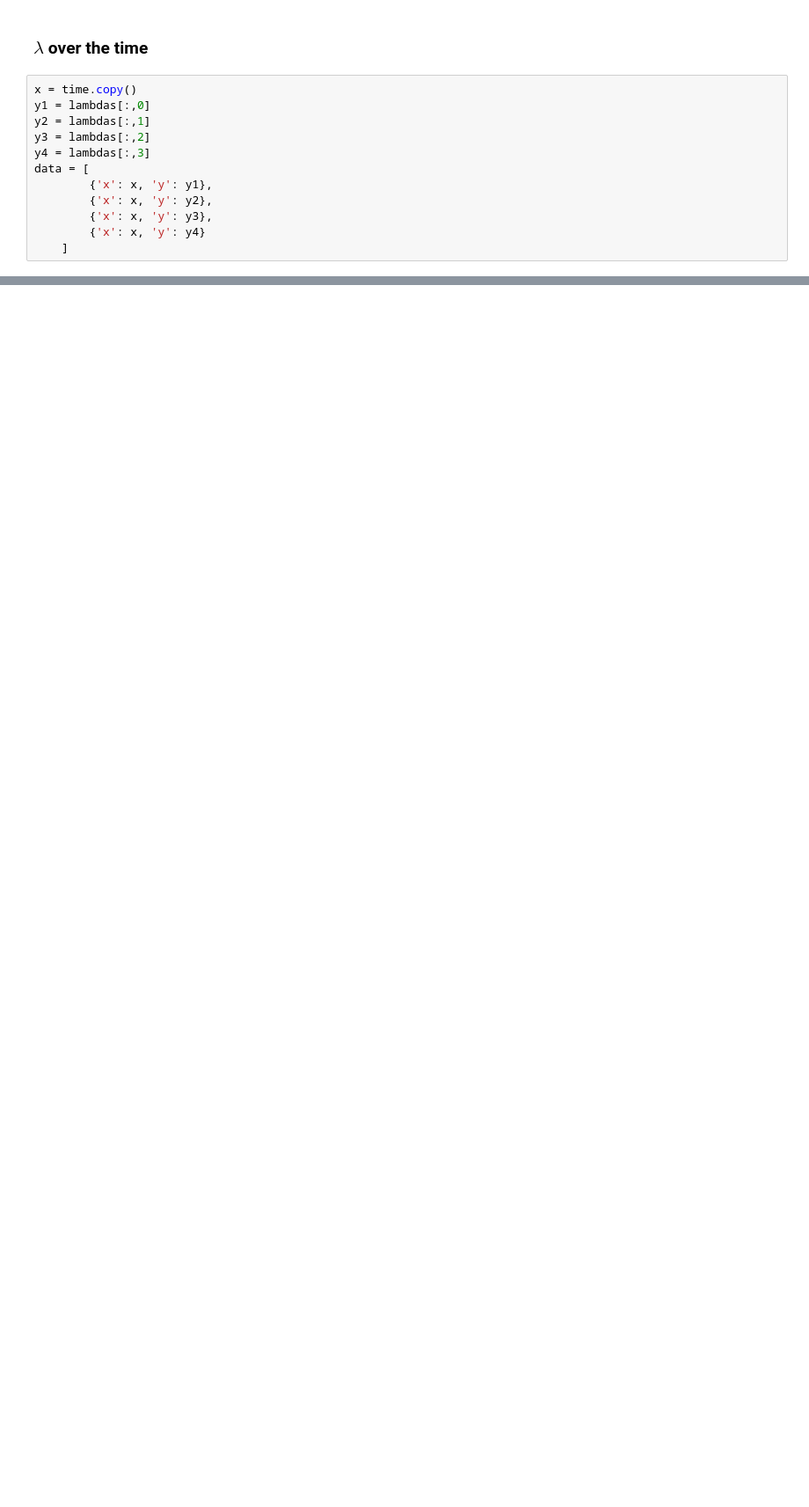
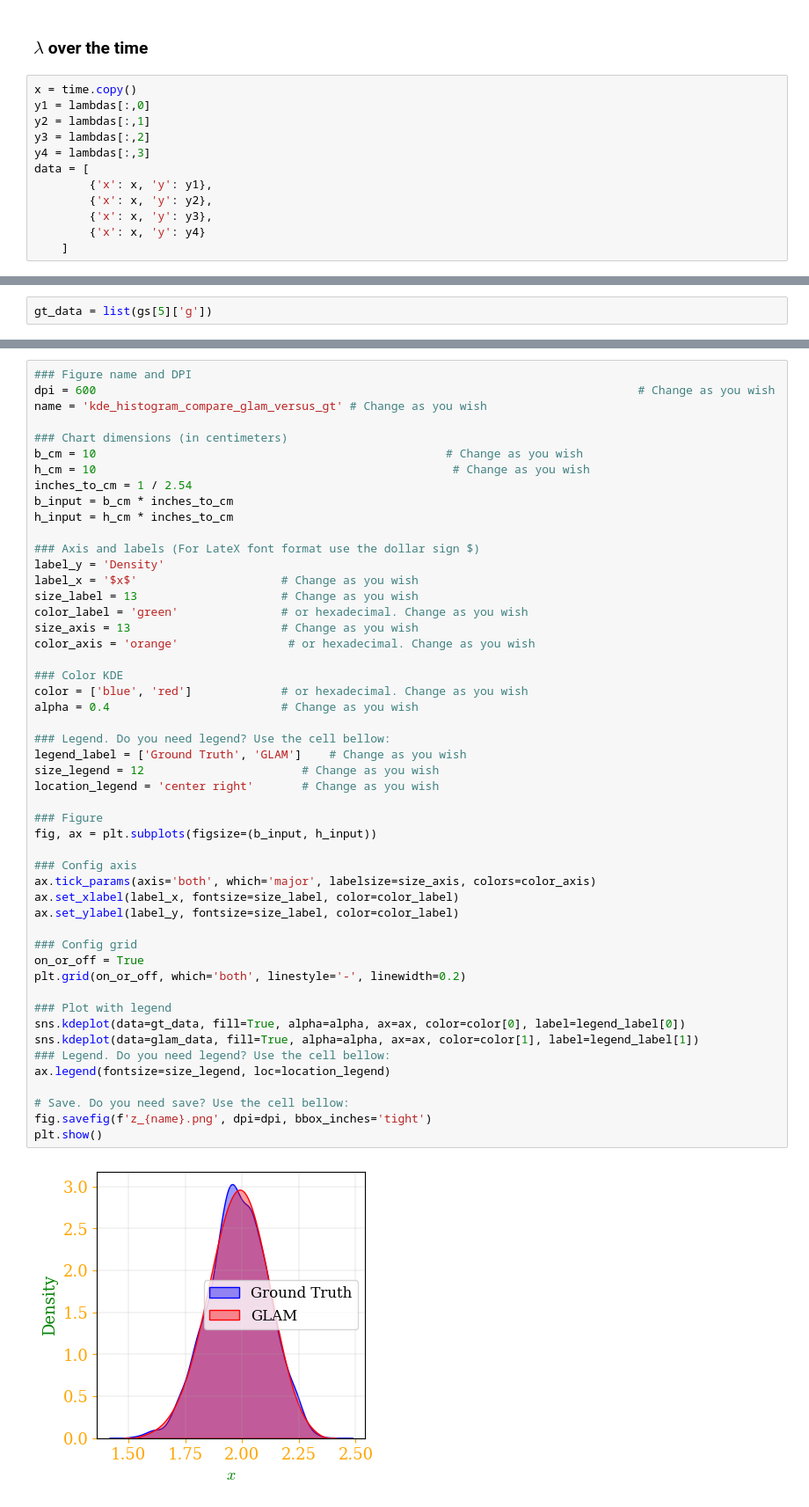
Before and after one commit to Pesquisa-UFCAT/2024-1_victor_hugo_renata_maria, a Jupyter notebook: analysis_g_function.ipynb, the cells around one changed output, grey strips where cells are left out. Shown at 88% size. Cells and saved outputs as stored; diff of their text form; blank space fills up the shorter version.

```diff
--- a/analysis_g_function.ipynb
+++ b/analysis_g_function.ipynb
@@ -214,0 +219,2 @@ plt.show()
+# %%
+gt_data = list(gs[5]['g'])
@@ -214,0 +250,52 @@ plt.show()
+# %%
+### Figure name and DPI
+dpi = 600                                                                               # Change as you wish
+name = 'kde_histogram_compare_glam_versus_gt' # Change as you wish
+
+### Chart dimensions (in centimeters)
+b_cm = 10                                                   # Change as you wish
+h_cm = 10                                                    # Change as you wish
+inches_to_cm = 1 / 2.54
+b_input = b_cm * inches_to_cm
+h_input = h_cm * inches_to_cm
+
+### Axis and labels (For LateX font format use the dollar sign $)
+label_y = 'Density'
+label_x = '$x$'                     # Change as you wish
+size_label = 13                     # Change as you wish
+color_label = 'green'               # or hexadecimal. Change as you wish
+size_axis = 13                      # Change as you wish
+color_axis = 'orange'                # or hexadecimal. Change as you wish
+
+### Color KDE
+color = ['blue', 'red']             # or hexadecimal. Change as you wish
+alpha = 0.4                         # Change as you wish
+
+### Legend. Do you need legend? Use the cell bellow:
+legend_label = ['Ground Truth', 'GLAM']    # Change as you wish
+size_legend = 12                       # Change as you wish
+location_legend = 'center right'       # Change as you wish
+
+### Figure
+fig, ax = plt.subplots(figsize=(b_input, h_input))
+
+### Config axis
+ax.tick_params(axis='both', which='major', labelsize=size_axis, colors=color_axis)
+ax.set_xlabel(label_x, fontsize=size_label, color=color_label)
+ax.set_ylabel(label_y, fontsize=size_label, color=color_label)
+
+### Config grid
+on_or_off = True
+plt.grid(on_or_off, which='both', linestyle='-', linewidth=0.2)
+
+### Plot with legend
+sns.kdeplot(data=gt_data, fill=True, alpha=alpha, ax=ax, color=color[0], label=legend_label[0])
+sns.kdeplot(data=glam_data, fill=True, alpha=alpha, ax=ax, color=color[1], label=legend_label[1])
+### Legend. Do you need legend? Use the cell bellow:
+ax.legend(fontsize=size_legend, loc=location_legend)
+
+# Save. Do you need save? Use the cell bellow:
+fig.savefig(f'z_{name}.png', dpi=dpi, bbox_inches='tight')
+plt.show()
+# %% [output]
+[figure, added]
```
Also changed, not shown: parts of 9 cells of this notebook, 3 other files.
